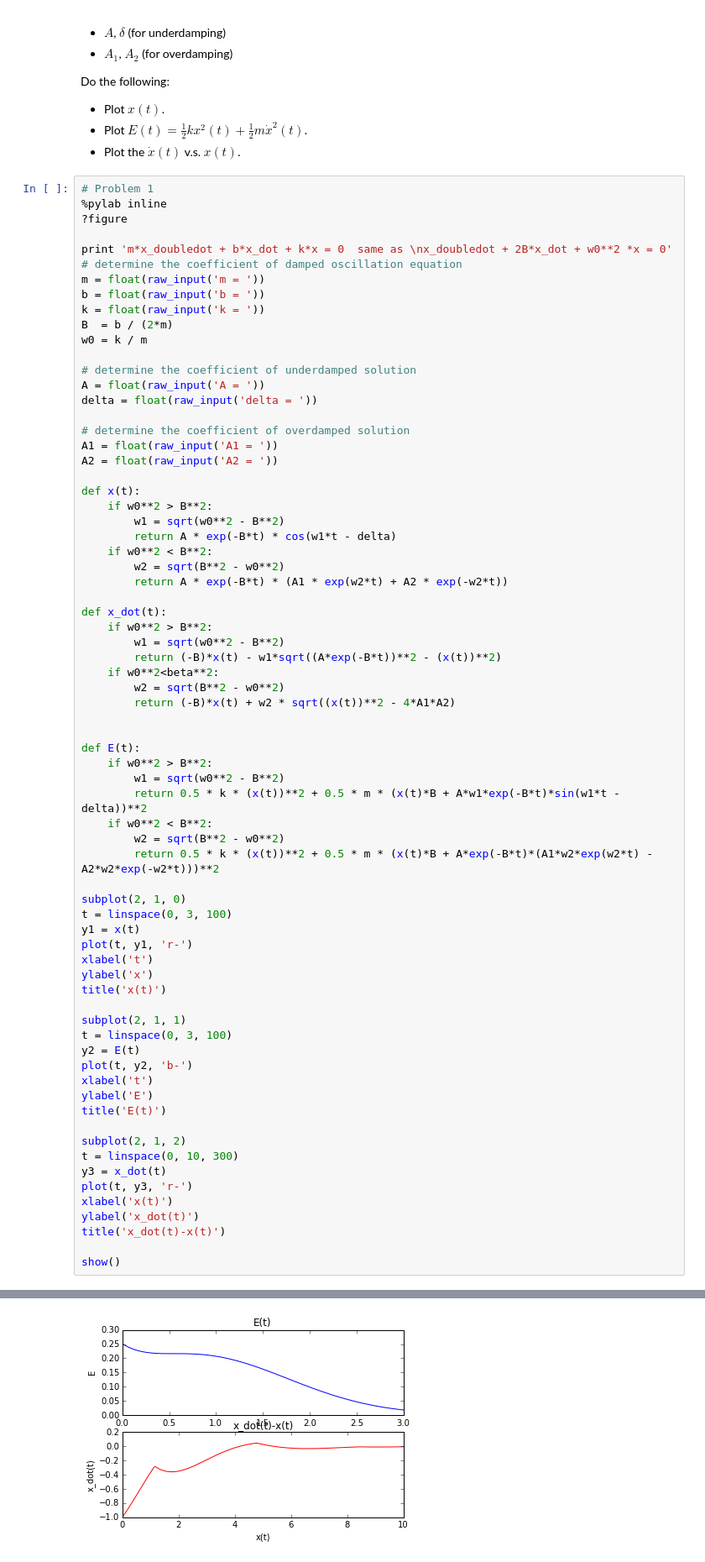
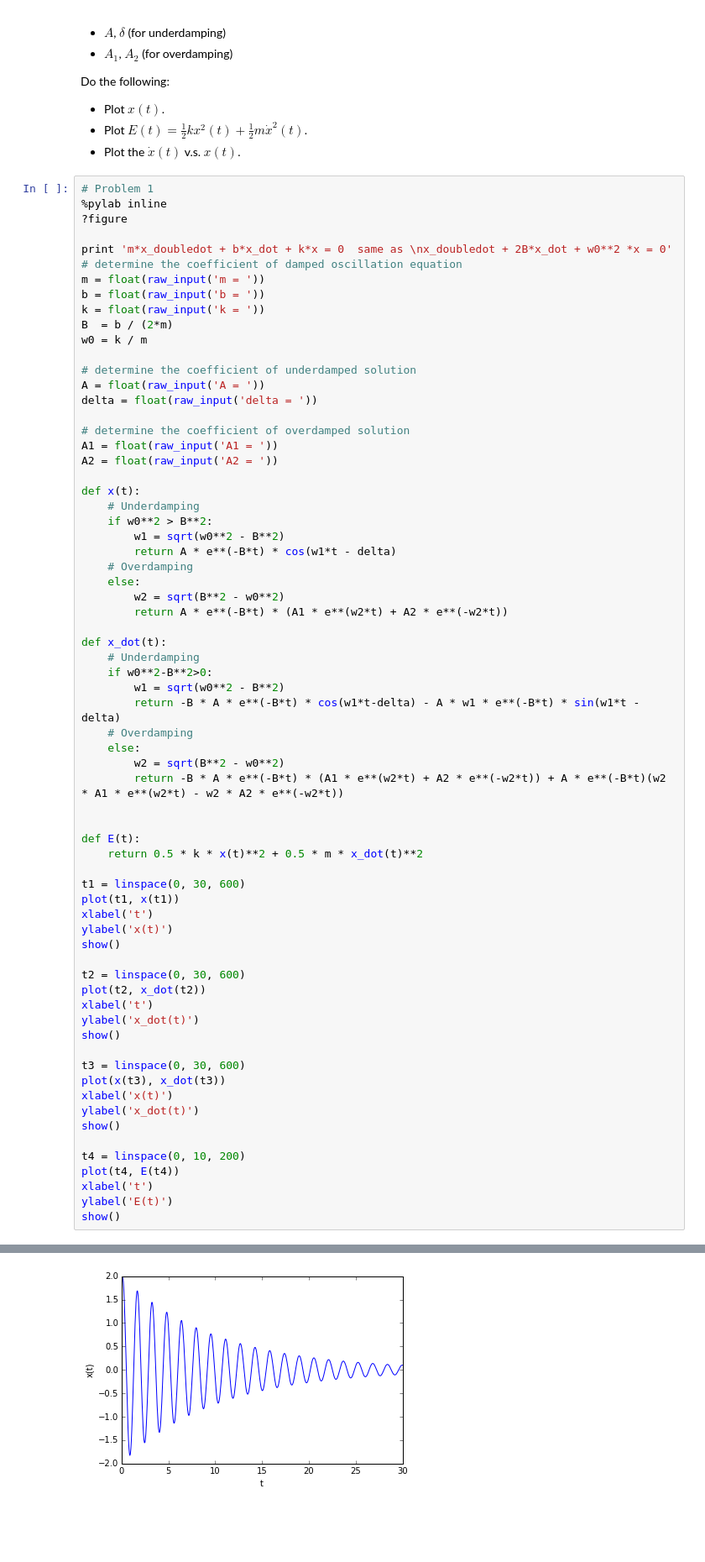
Before and after one commit to pcchen/NTHU10320PHYS290000, a Jupyter notebook: student/102022127/Homework5.ipynb, the cells around one changed output, grey strips where cells are left out. Shown at 84% size. Drawn from its saved outputs; the diff is of its cells as text; blank space fills up the shorter version.

```diff
--- a/student/102022127/Homework5.ipynb
+++ b/student/102022127/Homework5.ipynb
@@ -63,54 +63,51 @@ A1 = float(raw_input('A1 = '))
 A2 = float(raw_input('A2 = '))
 
 def x(t):
+    # Underdamping
     if w0**2 > B**2:
         w1 = sqrt(w0**2 - B**2)
-        return A * exp(-B*t) * cos(w1*t - delta)
-    if w0**2 < B**2:
+        return A * e**(-B*t) * cos(w1*t - delta)
+    # Overdamping
+    else:
         w2 = sqrt(B**2 - w0**2)
-        return A * exp(-B*t) * (A1 * exp(w2*t) + A2 * exp(-w2*t))
+        return A * e**(-B*t) * (A1 * e**(w2*t) + A2 * e**(-w2*t))
 
 def x_dot(t):
-    if w0**2 > B**2:
+    # Underdamping
+    if w0**2-B**2>0:
         w1 = sqrt(w0**2 - B**2)
-        return (-B)*x(t) - w1*sqrt((A*exp(-B*t))**2 - (x(t))**2)
-    if w0**2<beta**2:
+        return -B * A * e**(-B*t) * cos(w1*t-delta) - A * w1 * e**(-B*t) * sin(w1*t - delta)
+    # Overdamping
+    else:
         w2 = sqrt(B**2 - w0**2)
-        return (-B)*x(t) + w2 * sqrt((x(t))**2 - 4*A1*A2)
+        return -B * A * e**(-B*t) * (A1 * e**(w2*t) + A2 * e**(-w2*t)) + A * e**(-B*t)(w2 * A1 * e**(w2*t) - w2 * A2 * e**(-w2*t))
 
 
 def E(t):
-    if w0**2 > B**2:
-        w1 = sqrt(w0**2 - B**2)
-        return 0.5 * k * (x(t))**2 + 0.5 * m * (x(t)*B + A*w1*exp(-B*t)*sin(w1*t - delta))**2
-    if w0**2 < B**2:
-        w2 = sqrt(B**2 - w0**2)
-        return 0.5 * k * (x(t))**2 + 0.5 * m * (x(t)*B + A*exp(-B*t)*(A1*w2*exp(w2*t) - A2*w2*exp(-w2*t)))**2
+    return 0.5 * k * x(t)**2 + 0.5 * m * x_dot(t)**2
 
-subplot(2, 1, 0)
-t = linspace(0, 3, 100)
-y1 = x(t)
-plot(t, y1, 'r-')
+t1 = linspace(0, 30, 600)
+plot(t1, x(t1))
 xlabel('t')
-ylabel('x')
-title('x(t)')
+ylabel('x(t)')
+show()
 
-subplot(2, 1, 1)
-t = linspace(0, 3, 100)
-y2 = E(t)
-plot(t, y2, 'b-')
+t2 = linspace(0, 30, 600)
+plot(t2, x_dot(t2))
 xlabel('t')
-ylabel('E')
-title('E(t)')
+ylabel('x_dot(t)')
+show()
 
-subplot(2, 1, 2)
-t = linspace(0, 10, 300)
-y3 = x_dot(t)
-plot(t, y3, 'r-')
+t3 = linspace(0, 30, 600)
+plot(x(t3), x_dot(t3))
 xlabel('x(t)')
 ylabel('x_dot(t)')
-title('x_dot(t)-x(t)')
+show()
 
+t4 = linspace(0, 10, 200)
+plot(t4, E(t4))
+xlabel('t')
+ylabel('E(t)')
 show()
 # %% [output]
 Populating the interactive namespace from numpy and matplotlib
@@ -126 +123 @@ A2 = 1
-[figure, old version]
+[figure, new version]
```
Also changed, not shown: parts of 12 cells of this notebook.
